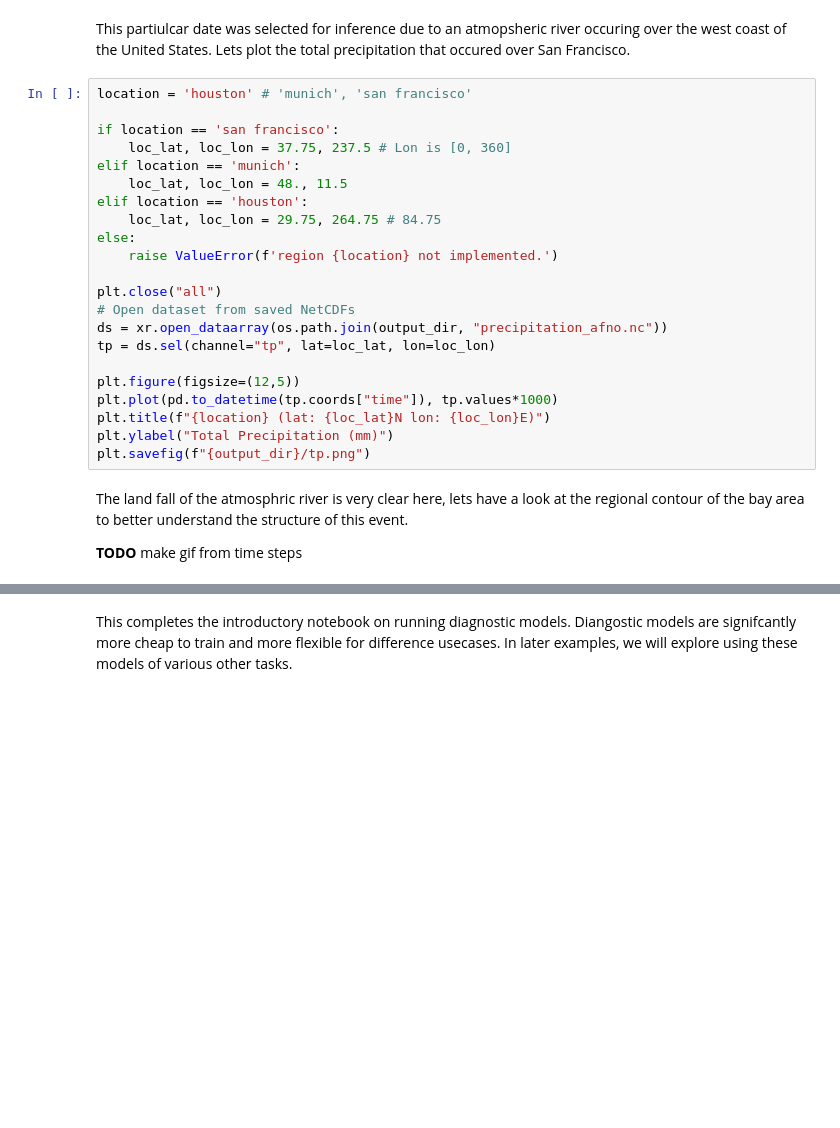
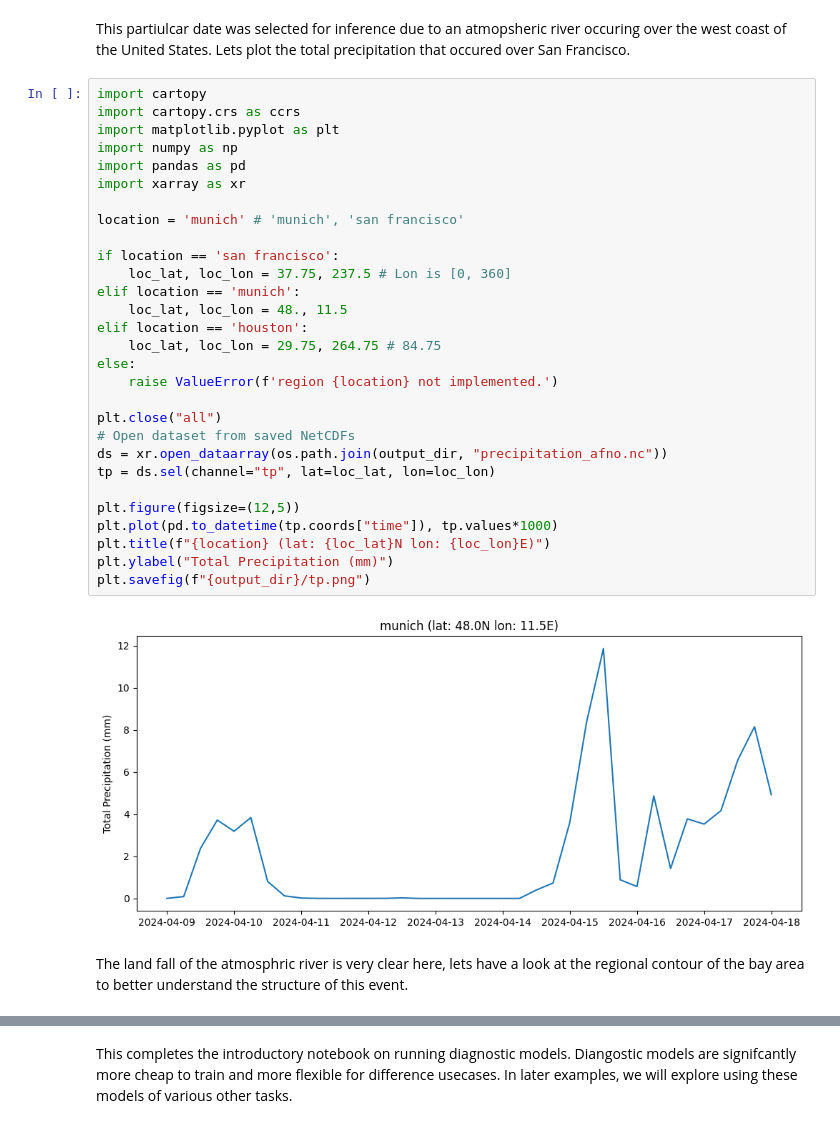
Before and after one commit to mariusaurus/e2workshop, a Jupyter notebook: exercises/03_diagnostic_models.ipynb, the cells around one changed output, grey strips where cells are left out. Drawn from its saved outputs; the diff is of its cells as text; blank space fills up the shorter version.

```diff
--- a/exercises/03_diagnostic_models.ipynb
+++ b/exercises/03_diagnostic_models.ipynb
@@ -169,31 +122,38 @@ This partiulcar date was selected for inference due to an atmopsheric river occu
 over the west coast of the United States. Lets plot the total precipitation that
 occured over San Francisco.
 # %%
-location = 'houston' # 'munich', 'san francisco'
+import cartopy
+import cartopy.crs as ccrs
+import matplotlib.pyplot as plt
+import numpy as np
+import pandas as pd
+import xarray as xr
+
+location = 'munich' # 'munich', 'san francisco'
 
 if location == 'san francisco':
     loc_lat, loc_lon = 37.75, 237.5 # Lon is [0, 360]
 elif location == 'munich':
     loc_lat, loc_lon = 48., 11.5
 elif location == 'houston':
     loc_lat, loc_lon = 29.75, 264.75 # 84.75
 else:
     raise ValueError(f'region {location} not implemented.')
 
 plt.close("all")
 # Open dataset from saved NetCDFs
 ds = xr.open_dataarray(os.path.join(output_dir, "precipitation_afno.nc"))
 tp = ds.sel(channel="tp", lat=loc_lat, lon=loc_lon)
 
 plt.figure(figsize=(12,5))
 plt.plot(pd.to_datetime(tp.coords["time"]), tp.values*1000)
 plt.title(f"{location} (lat: {loc_lat}N lon: {loc_lon}E)")
 plt.ylabel("Total Precipitation (mm)")
 plt.savefig(f"{output_dir}/tp.png")
+# %% [output]
+[figure, added]
 # %% [markdown]
 The land fall of the atmosphric river is very clear here, lets have a look at the
 regional contour of the bay area to better understand the structure of this event.
-
-**TODO** make gif from time steps
 # %%
 plt.close("all")
```
Also changed, not shown: parts of 5 cells of this notebook, 7 other files.
